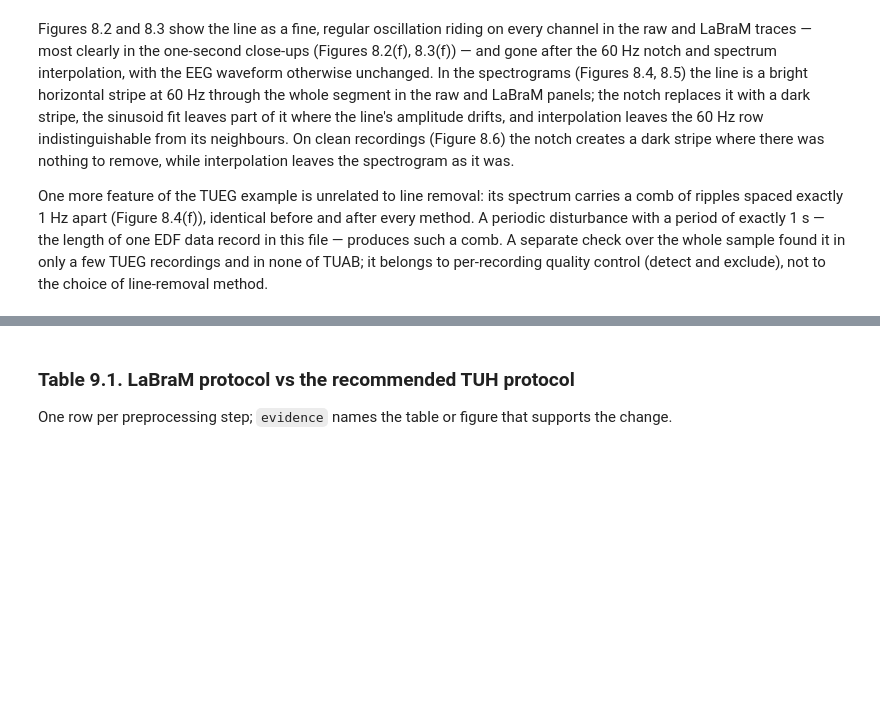
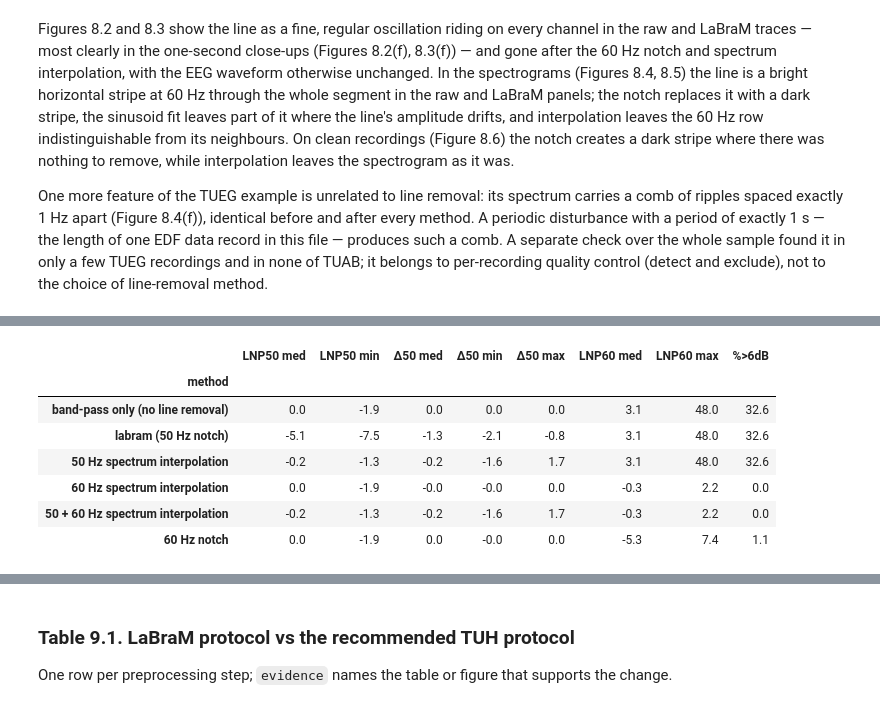
Before and after one commit to Neuro-Clalit/LaBraM, a Jupyter notebook: notebooks/tuh_preprocessing_analysis.ipynb, the cells around one changed output, grey strips where cells are left out. Cells and saved outputs as stored; diff of their text form; code cells hidden in the pictures; blank space fills up the shorter version.

```diff
--- a/notebooks/tuh_preprocessing_analysis.ipynb
+++ b/notebooks/tuh_preprocessing_analysis.ipynb
@@ -843,0 +871,33 @@ choice of line-removal method.
+# %%
+B = qc.BANDPASS_ONLY.name
+
+
+def delta50(key):
+    out = []
+    for st in df.stem:
+        f, pb = spectra[st][f"{B}|psd"]
+        _, pk = spectra[st][f"{key}|psd"]
+        m = np.abs(f - 50) <= 1.5
+        out.append(10 * np.log10(pk[m].sum() / pb[m].sum()))
+    return np.array(out)
+
+
+rows = []
+for key in [B, L, qc.INTERP50.name, qc.INTERP60.name, qc.INTERP_BOTH.name, N60]:
+    d50 = delta50(key)
+    rows.append({"method": key, "LNP50 med": df[f"{key}|lnp_50"].median(),
+                 "LNP50 min": df[f"{key}|lnp_50"].min(), "Δ50 med": np.median(d50),
+                 "Δ50 min": d50.min(), "Δ50 max": d50.max(),
+                 "LNP60 med": df[f"{key}|lnp_60"].median(), "LNP60 max": df[f"{key}|lnp_60"].max(),
+                 "%>6dB": 100 * (df[f"{key}|lnp_60"] > 6).mean()})
+t82 = pd.DataFrame(rows).set_index("method")
+numbered_table(t82, "8.2", "Line removal where there is no line and where there is one", precision=1)
+# %% [output]
+|  | LNP50 med | LNP50 min | Δ50 med | Δ50 min | Δ50 max | LNP60 med | LNP60 max | %>6dB |
+| method |  |  |  |  |  |  |  |  |
+| band-pass only (no line removal) | 0.0 | -1.9 | 0.0 | 0.0 | 0.0 | 3.1 | 48.0 | 32.6 |
+| labram (50 Hz notch) | -5.1 | -7.5 | -1.3 | -2.1 | -0.8 | 3.1 | 48.0 | 32.6 |
+| 50 Hz spectrum interpolation | -0.2 | -1.3 | -0.2 | -1.6 | 1.7 | 3.1 | 48.0 | 32.6 |
+| 60 Hz spectrum interpolation | 0.0 | -1.9 | -0.0 | -0.0 | 0.0 | -0.3 | 2.2 | 0.0 |
+| 50 + 60 Hz spectrum interpolation | -0.2 | -1.3 | -0.2 | -1.6 | 1.7 | -0.3 | 2.2 | 0.0 |
+| 60 Hz notch | 0.0 | -1.9 | 0.0 | -0.0 | 0.0 | -5.3 | 7.4 | 1.1 |
```
Also changed, not shown: parts of 13 cells of this notebook, 3 other files.
